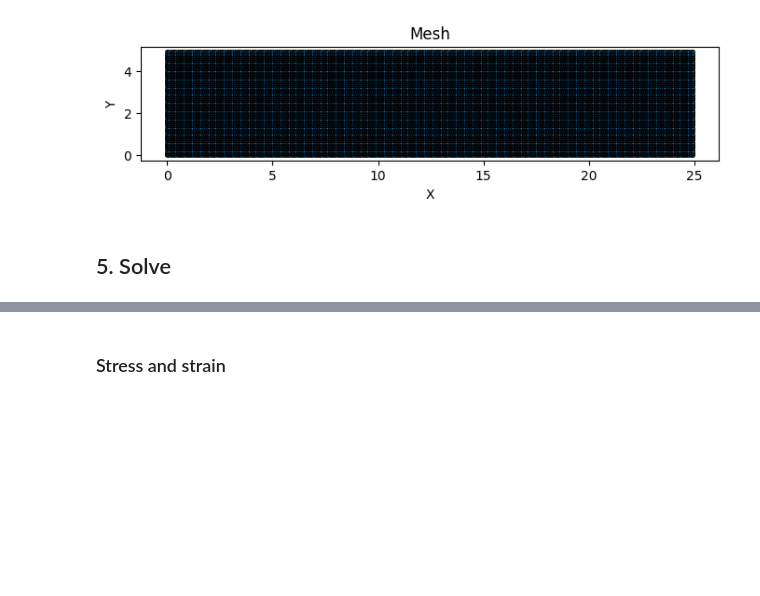
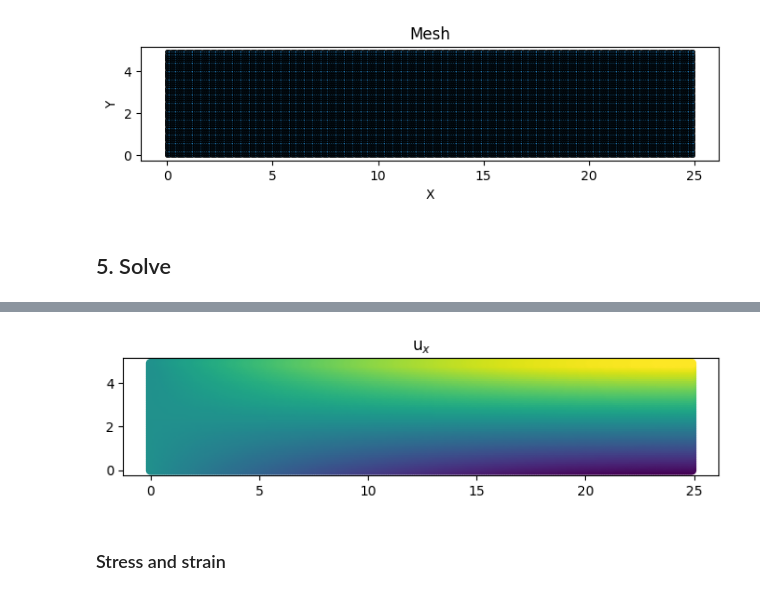
Before and after one commit to mark-hobbs/simplefea, a Jupyter notebook: 2d-plate-example.ipynb, the cells around one changed output, grey strips where cells are left out. Saved outputs shown, nothing was run; the diff lists cells and outputs as text; code cells hidden in the pictures; blank space fills up the shorter version.

```diff
--- a/2d-plate-example.ipynb
+++ b/2d-plate-example.ipynb
@@ -237,5 +248,7 @@ plate.plot_solution(dsf=100)
 # %%
-plate.plot_u(1)
+plate.plot_u(0)
+# %% [output]
+[figure, added]
 # %% [markdown]
 ### Stress and strain
 # %%
```
Also changed, not shown: parts of 4 cells of this notebook, 1 other file.
